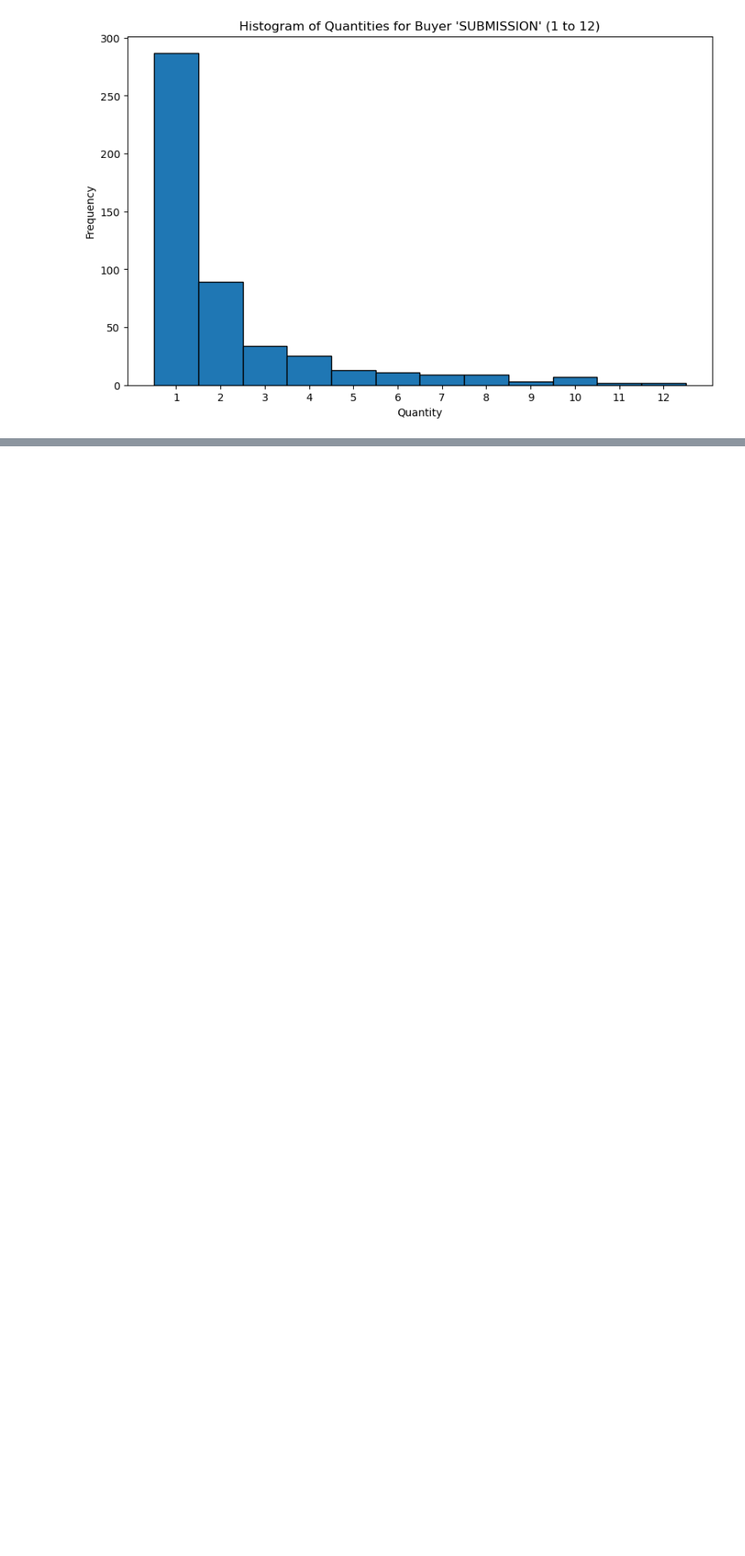
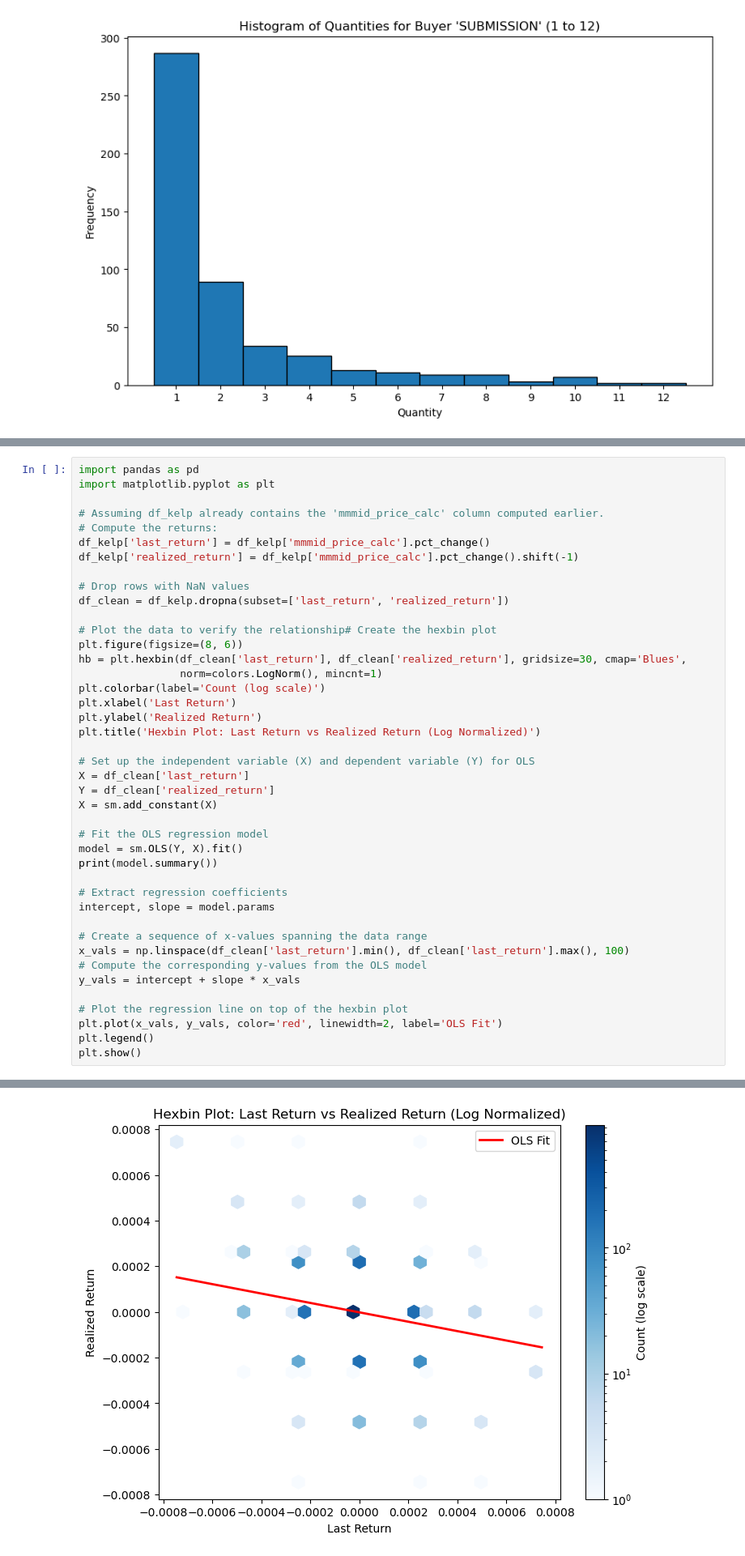
Before and after one commit to UlrichVestuche/IMC-Prosperity-3, a Jupyter notebook: Tutorial/data.ipynb, the cells around one changed output, grey strips where cells are left out. Shown at 81% size. Saved outputs shown, nothing was run; the diff lists cells and outputs as text; blank space fills up the shorter version.

```diff
--- a/Tutorial/data.ipynb
+++ b/Tutorial/data.ipynb
@@ -301,0 +439,43 @@ plt.show()
+# %%
+import pandas as pd
+import matplotlib.pyplot as plt
+
+# Assuming df_kelp already contains the 'mmmid_price_calc' column computed earlier.
+# Compute the returns:
+df_kelp['last_return'] = df_kelp['mmmid_price_calc'].pct_change()
+df_kelp['realized_return'] = df_kelp['mmmid_price_calc'].pct_change().shift(-1)
+
+# Drop rows with NaN values
+df_clean = df_kelp.dropna(subset=['last_return', 'realized_return'])
+
+# Plot the data to verify the relationship# Create the hexbin plot
+plt.figure(figsize=(8, 6))
+hb = plt.hexbin(df_clean['last_return'], df_clean['realized_return'], gridsize=30, cmap='Blues',
+                norm=colors.LogNorm(), mincnt=1)
+plt.colorbar(label='Count (log scale)')
+plt.xlabel('Last Return')
+plt.ylabel('Realized Return')
+plt.title('Hexbin Plot: Last Return vs Realized Return (Log Normalized)')
+
+# Set up the independent variable (X) and dependent variable (Y) for OLS
+X = df_clean['last_return']
+Y = df_clean['realized_return']
+X = sm.add_constant(X)
+
+# Fit the OLS regression model
+model = sm.OLS(Y, X).fit()
+print(model.summary())
+
+# Extract regression coefficients
+intercept, slope = model.params
+
+# Create a sequence of x-values spanning the data range
+x_vals = np.linspace(df_clean['last_return'].min(), df_clean['last_return'].max(), 100)
+# Compute the corresponding y-values from the OLS model
+y_vals = intercept + slope * x_vals
+
+# Plot the regression line on top of the hexbin plot
+plt.plot(x_vals, y_vals, color='red', linewidth=2, label='OLS Fit')
+plt.legend()
+plt.show()
+# %% [output]
@@ -301,0 +499 @@ plt.show()
+[figure, added]
```
Also changed, not shown: parts of 14 cells of this notebook, 4 other files.
